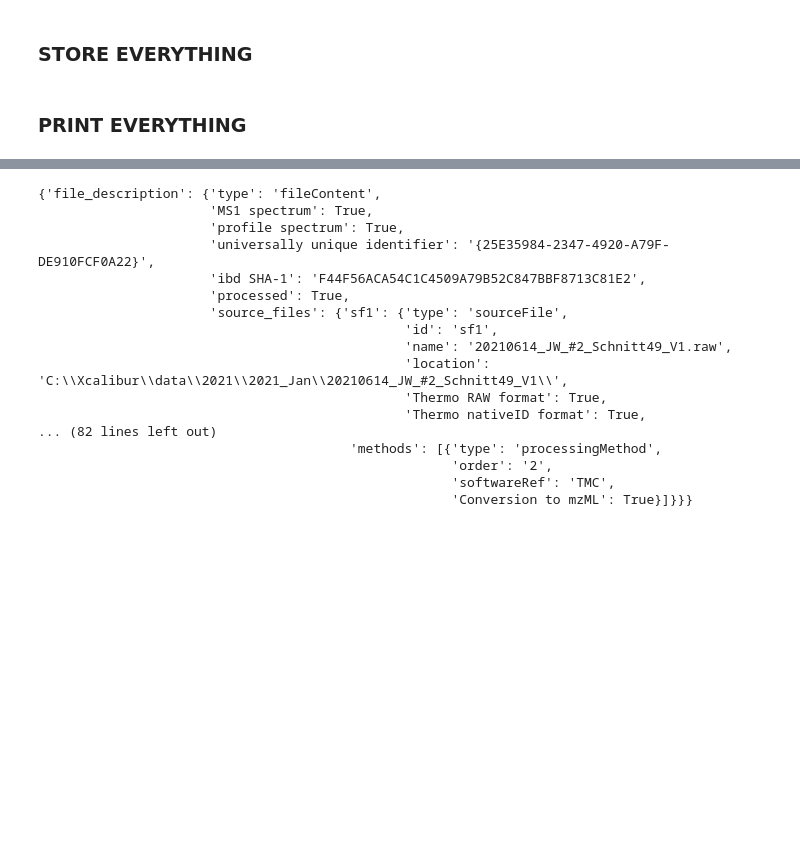
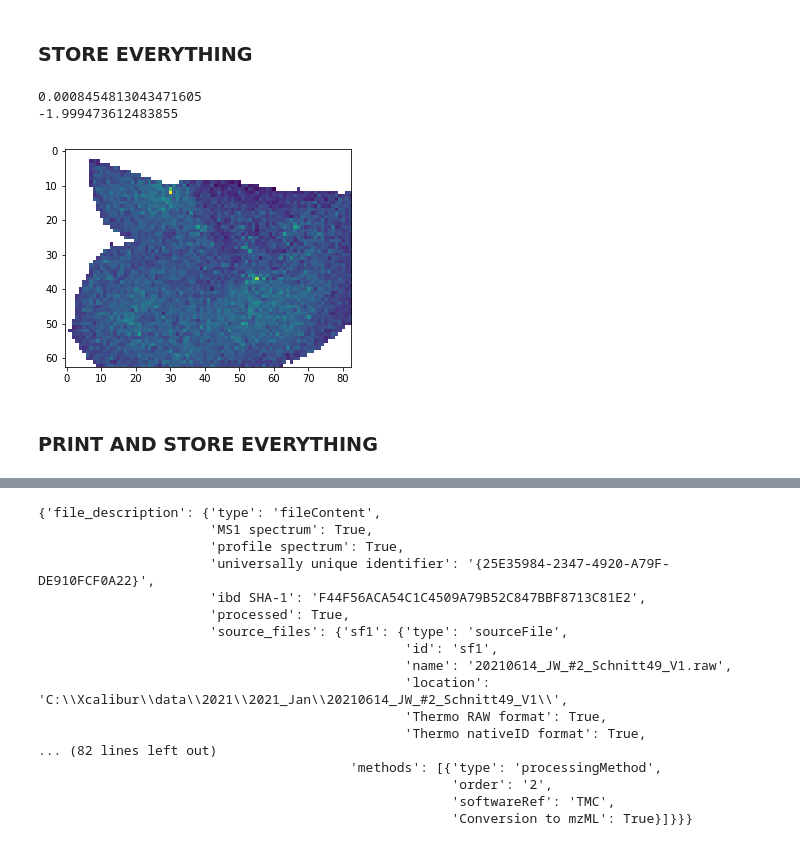
Before and after one commit to youngster/pyproIMS, a Jupyter notebook: paper_script.ipynb, the cells around one changed output, grey strips where cells are left out. Saved outputs shown, nothing was run; the diff lists cells and outputs as text; code cells hidden in the pictures; blank space fills up the shorter version.

```diff
--- a/paper_script.ipynb
+++ b/paper_script.ipynb
@@ -272,5 +274,15 @@ for sample_index in range(len(samples)):
 # %% [markdown]
 ### STORE EVERYTHING
+# %%
+
+    print(MALDI_results['masked_mzmaps'][sample_index][342,5])
+    print(MALDI_results['standardized_masked_mzmaps'][sample_index][342,5])
+    plt.imshow(MALDI_results['masked_mzmaps'][sample_index][:,peak].reshape(MALDI_results['shape'][sample_index][0], MALDI_results['shape'][sample_index][1]))
+    plt.show()
+# %% [output]
+0.0008454813043471605
+-1.999473612483855
+[figure, added]
 # %% [markdown]
-### PRINT EVERYTHING
+### PRINT AND STORE EVERYTHING
 # %%
```
Also changed, not shown: parts of 5 cells of this notebook.
